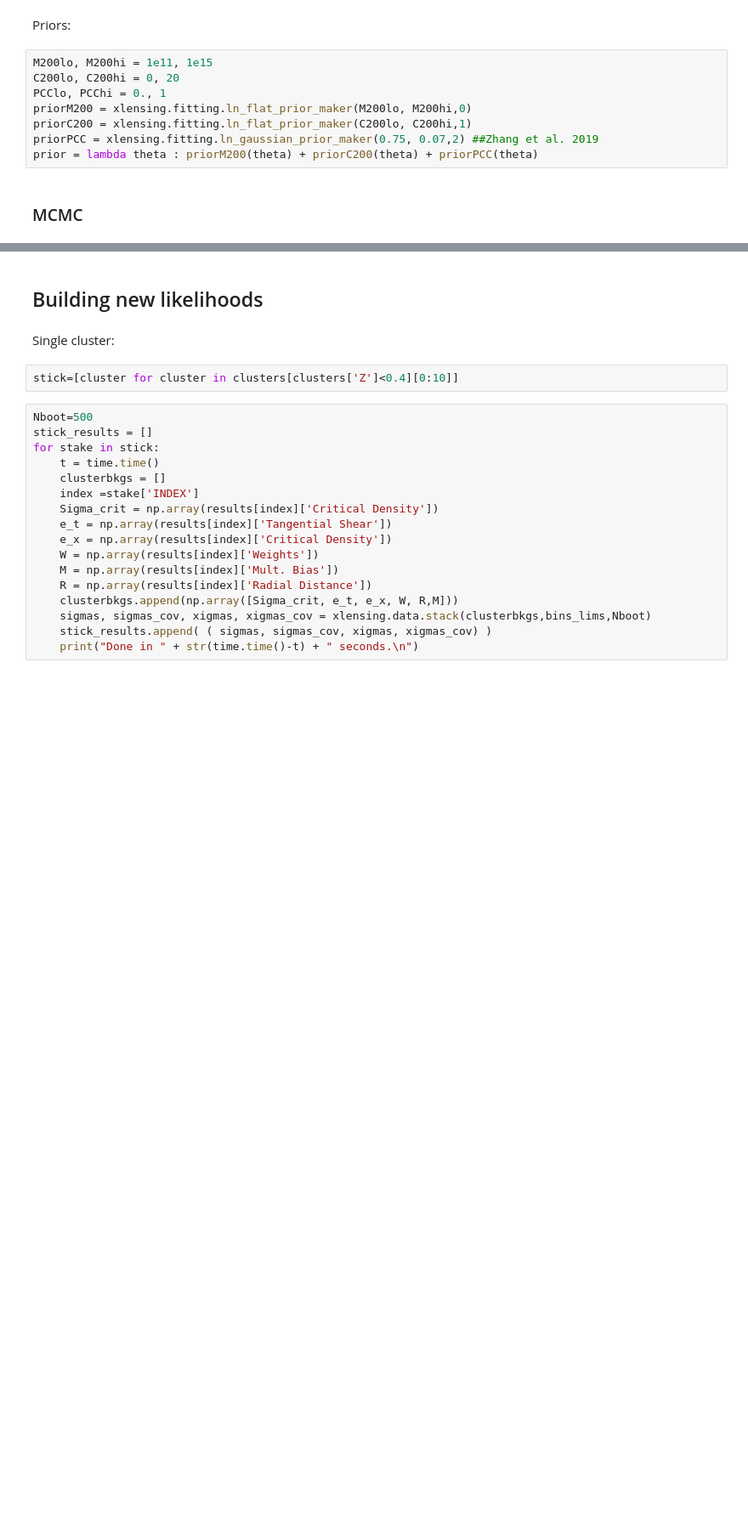
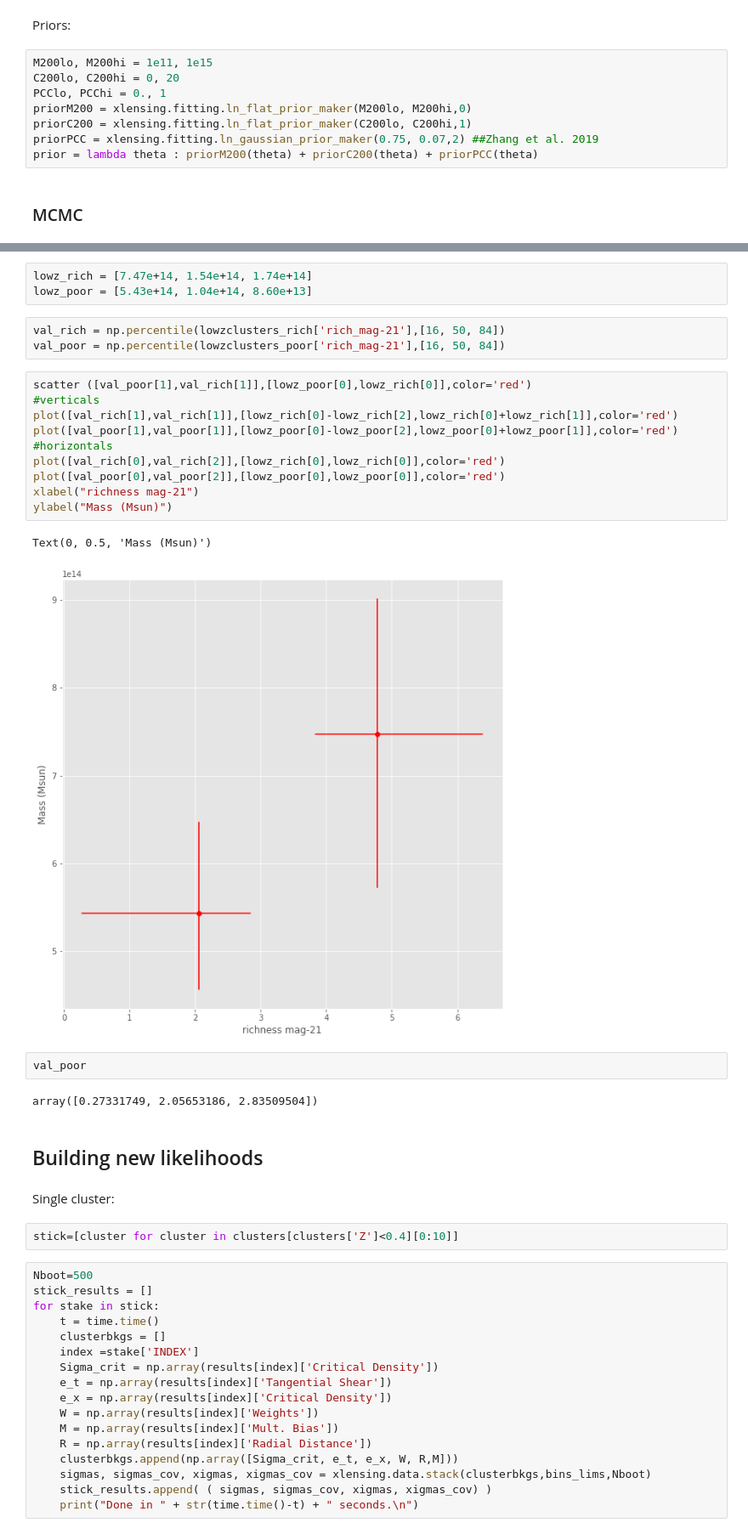
Before and after one commit to andrevitorelli/xlensing, a Jupyter notebook: notebooks/Concentrations_of_Clusters-JPAS.ipynb, the cells around one changed output, grey strips where cells are left out. Shown at 85% size. Drawn from its saved outputs; the diff is of its cells as text; blank space fills up the shorter version.

```diff
--- a/notebooks/Concentrations_of_Clusters-JPAS.ipynb
+++ b/notebooks/Concentrations_of_Clusters-JPAS.ipynb
@@ -329,3 +356,26 @@ Removed no burn in
+# %%
+lowz_rich = [7.47e+14, 1.54e+14, 1.74e+14]
+lowz_poor = [5.43e+14, 1.04e+14, 8.60e+13]
+# %%
+val_rich = np.percentile(lowzclusters_rich['rich_mag-21'],[16, 50, 84])
+val_poor = np.percentile(lowzclusters_poor['rich_mag-21'],[16, 50, 84])
+# %%
+scatter ([val_poor[1],val_rich[1]],[lowz_poor[0],lowz_rich[0]],color='red')
+#verticals
+plot([val_rich[1],val_rich[1]],[lowz_rich[0]-lowz_rich[2],lowz_rich[0]+lowz_rich[1]],color='red')
+plot([val_poor[1],val_poor[1]],[lowz_poor[0]-lowz_poor[2],lowz_poor[0]+lowz_poor[1]],color='red')
+#horizontals
+plot([val_rich[0],val_rich[2]],[lowz_rich[0],lowz_rich[0]],color='red')
+plot([val_poor[0],val_poor[2]],[lowz_poor[0],lowz_poor[0]],color='red')
+xlabel("richness mag-21")
+ylabel("Mass (Msun)")
+# %% [output]
+Text(0, 0.5, 'Mass (Msun)')
+[figure, added]
+# %%
+val_poor
+# %% [output]
+array([0.27331749, 2.05653186, 2.83509504])
 # %% [markdown]
 ## Building new likelihoods
 # %% [markdown]
```
Also changed, not shown: parts of 18 cells of this notebook, 1 other file.
